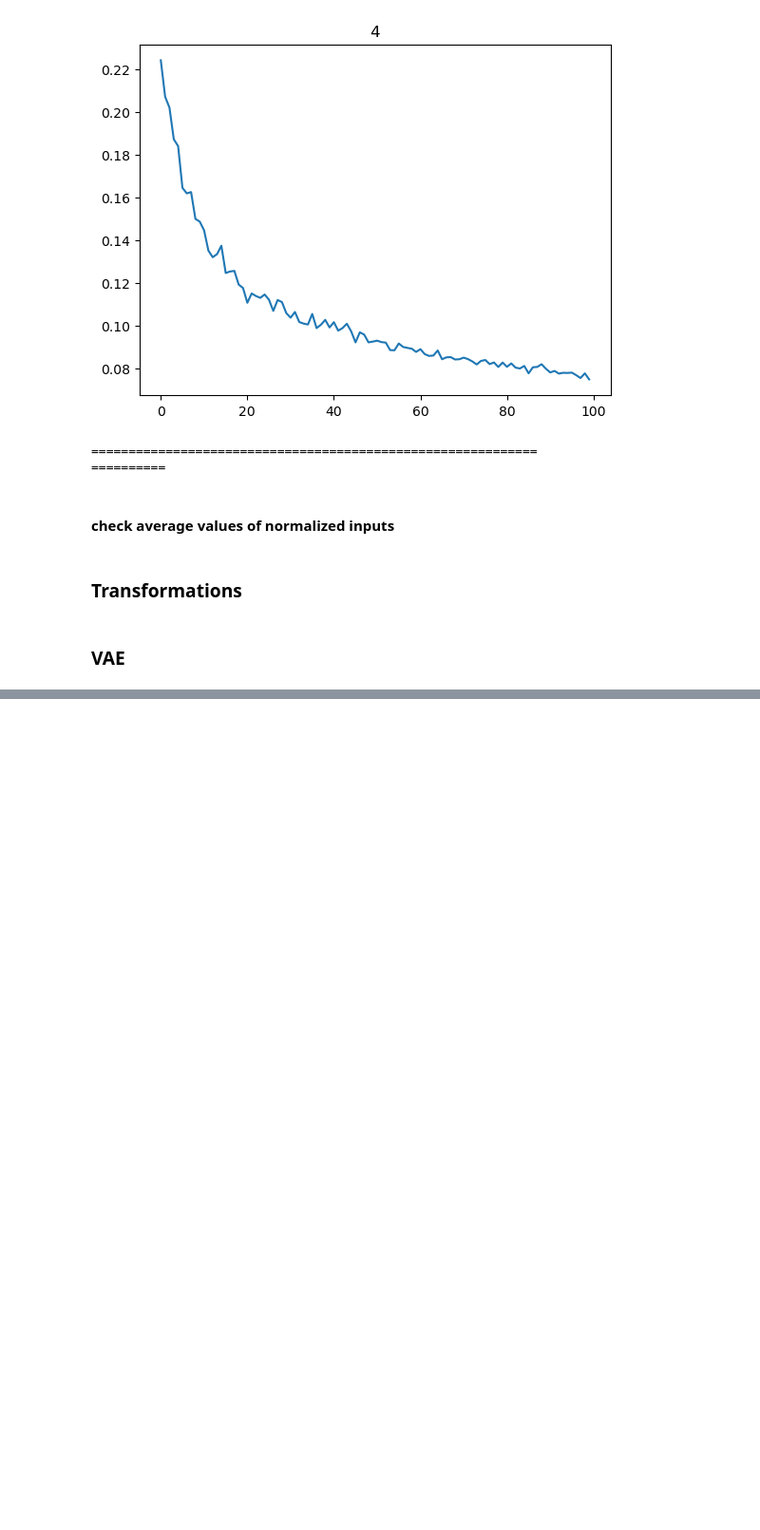
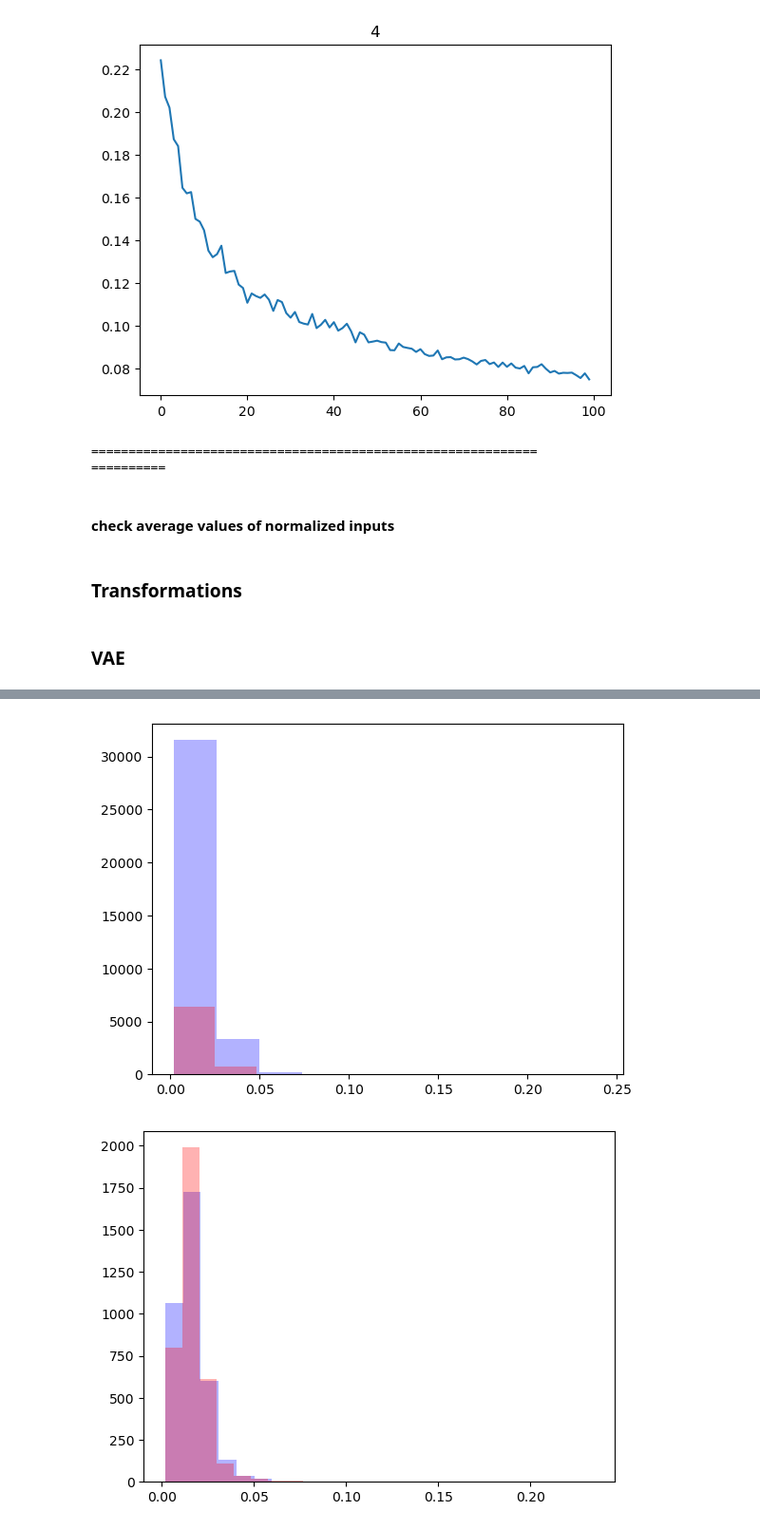
Before and after one commit to izorin/ntl, a Jupyter notebook: ntl/notebooks/ae_od.ipynb, the cells around one changed output, grey strips where cells are left out. Shown at 95% size. Saved outputs shown, nothing was run; the diff lists cells and outputs as text; code cells hidden in the pictures; blank space fills up the shorter version.

Commit message:
model analysis

```diff
--- a/ntl/notebooks/ae_od.ipynb
+++ b/ntl/notebooks/ae_od.ipynb
@@ -466,0 +465,41 @@ class VAELoss(nn.Module):
+# %%
+device = 'cuda'
+# %%
+def evaluate(model, loader, loss_fn = F.mse_loss, device='cuda'):
+    embeddings = []
+    losses = []
+    labels = []
+
+    t = tqdm(loader)
+    for i, batch in enumerate(t):
+        with torch.no_grad():
+            label, x, _ = batch
+            x = x.to(device)
+            z, x_hat = model(x)
+            loss = loss_fn(x, x_hat, reduction='none').squeeze().mean(dim=(1,2))
+
+            losses.append(loss.detach().cpu().numpy())
+            embeddings.append(z.detach().cpu().numpy())
+            labels.append(label.numpy())
+
+    losses = np.concatenate(losses)
+    embeddings = np.concatenate(embeddings)
+    labels = np.concatenate(labels)
+    return losses, embeddings, labels
+# %%
+train_losses, train_embeddings, train_labels = evaluate(model, train_loader)
+# %%
+test_losses, test_embeddings, test_labels = evaluate(model, test_loader)
+# %%
+plt.figure()
+plt.hist(train_losses, color='b', alpha=0.3)
+plt.hist(test_losses, color='r', alpha=0.3)
+plt.show()
+
+plt.figure()
+plt.hist(test_losses[test_labels == 0], 24, color='b', alpha=0.3)
+plt.hist(test_losses[test_labels == 1], 24, color='r', alpha=0.3)
+plt.show()
+# %% [output]
+[figure, added]
+[figure, added]
```
Also changed, not shown: parts of 15 cells of this notebook.
